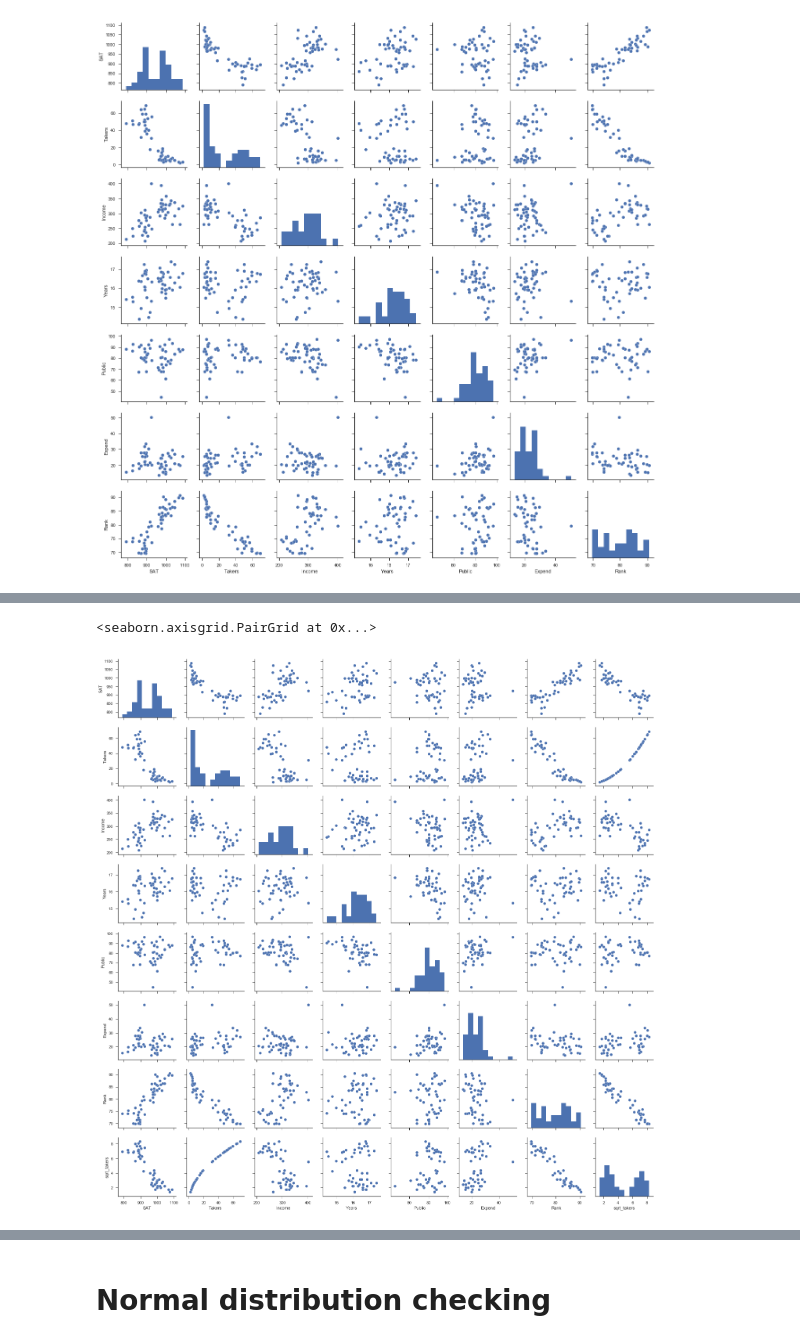
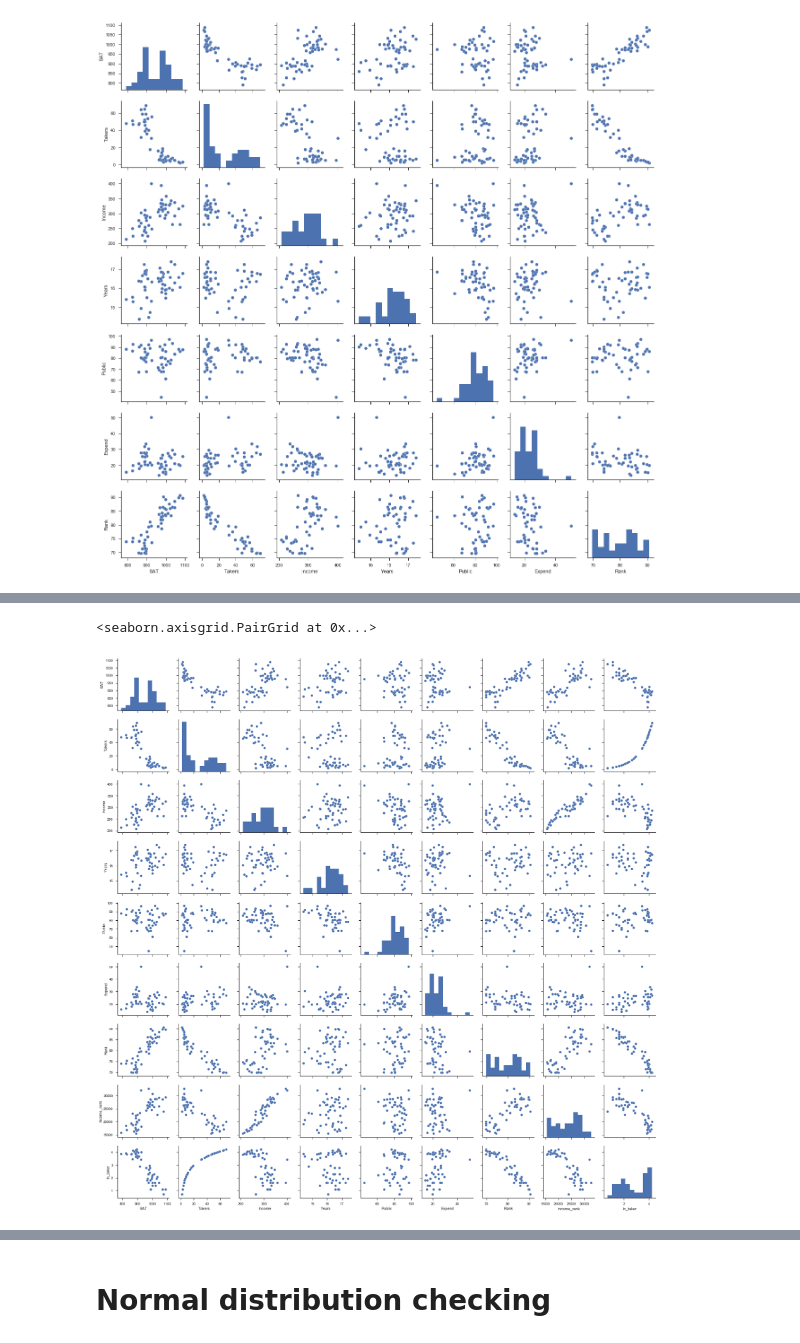
Before and after one commit to icerealm/SAT, a Jupyter notebook: SAT.ipynb, the cells around one changed output, grey strips where cells are left out. Saved outputs shown, nothing was run; the diff lists cells and outputs as text; code cells hidden in the pictures.

```diff
--- a/SAT.ipynb
+++ b/SAT.ipynb
@@ -127,3 +124,6 @@ sns.pairplot(df)
 # %% [output]
 <seaborn.axisgrid.PairGrid at 0x...>
 [figure]
+# %%
+df['income_rank'] = np.multiply(df['Income'],df['Rank'])
+sns.pairplot(df)
@@ -130,6 +133,6 @@ sns.pairplot(df)
 # %%
-df['sqrt_takers'] = np.sqrt(df.Takers)
+df['ln_taker'] = np.log(df.Takers)
 sns.pairplot(df)
 # %% [output]
 <seaborn.axisgrid.PairGrid at 0x...>
-[figure, old version]
+[figure, new version]
```
Also changed, not shown: parts of 26 cells of this notebook, 5 other files.
